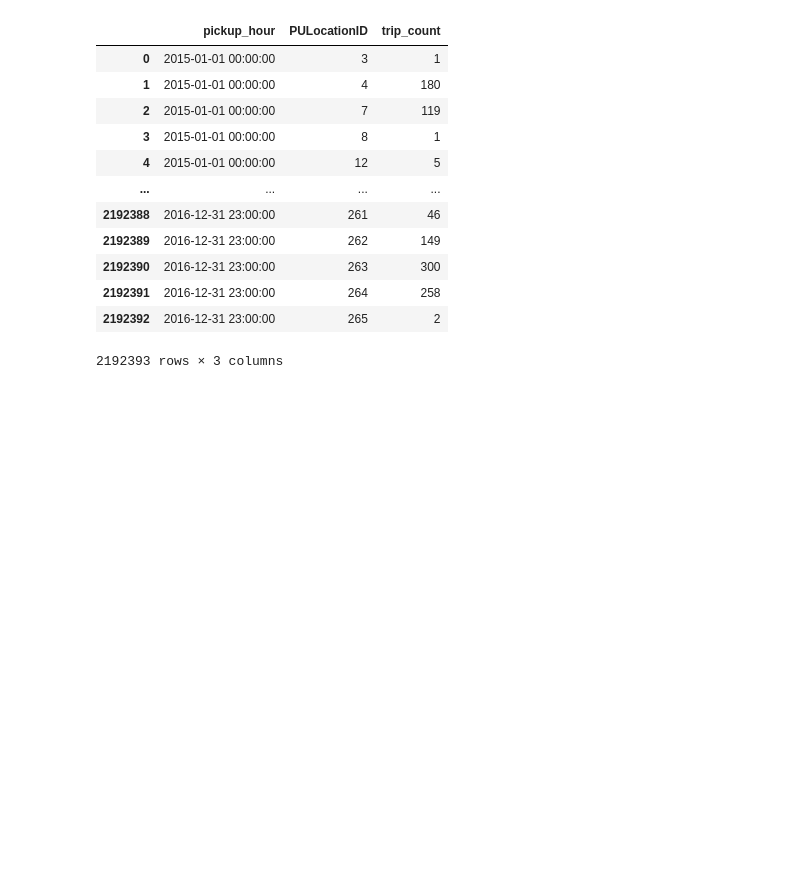
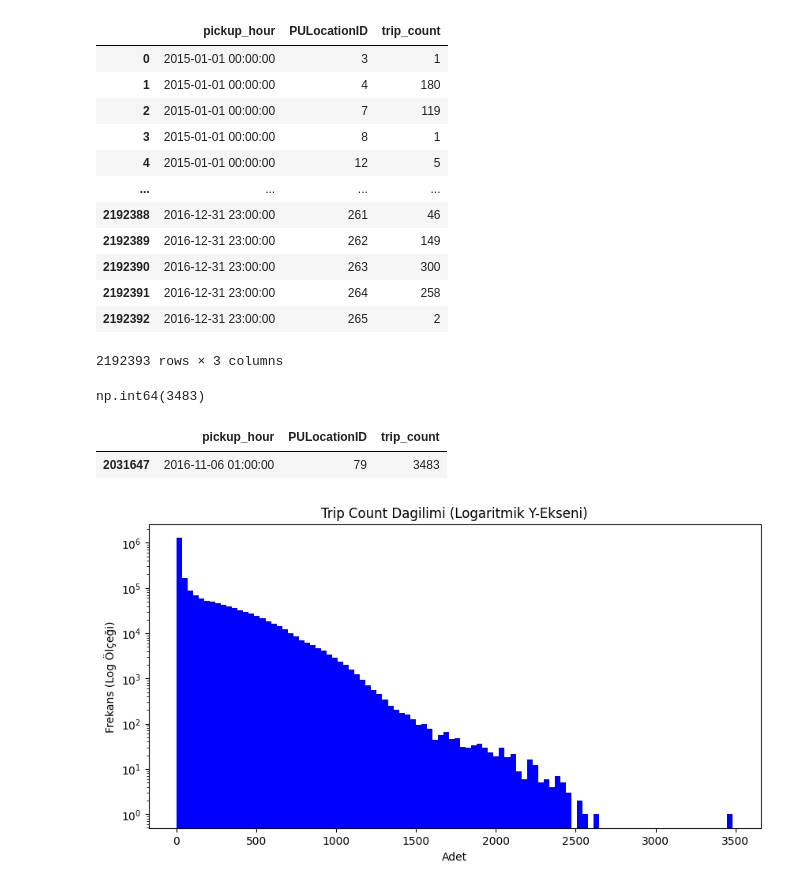
Before and after one commit to TahaSoylu44/NYC-Taxi-Data_Analysis, a Jupyter notebook: analyze_final_parquet.ipynb, the cells around one changed output. Drawn from its saved outputs; the diff is of its cells as text; code cells hidden in the pictures; blank space fills up the shorter version.

```diff
--- a/analyze_final_parquet.ipynb
+++ b/analyze_final_parquet.ipynb
@@ -20,3 +20,25 @@ df
 | 2192391 | 2016-12-31 23:00:00 | 264 | 258 |
 | 2192392 | 2016-12-31 23:00:00 | 265 | 2 |
 2192393 rows × 3 columns
+# %%
+df["trip_count"].max()
+# %% [output]
+np.int64(3483)
+# %%
+df[df["trip_count"] > 3400]
+# %% [output]
+|  | pickup_hour | PULocationID | trip_count |
+| 2031647 | 2016-11-06 01:00:00 | 79 | 3483 |
+# %%
+# Logaritmic histogram
+plt.figure(figsize=(10, 5))
+plt.hist(df['trip_count'], bins=100, color='blue')
+plt.yscale('log') # Y eksenini logaritmik yapar
+plt.title('Trip Count Dagilimi (Logaritmik Y-Ekseni)')
+plt.xlabel('Adet')
+plt.ylabel('Frekans (Log Ölçeği)')
+plt.show()
+
+#! Aşağıdaki grafik elimizdeki verinin dağılımını göstermektedir.
+# %% [output]
+[figure, added]
```
Also changed, not shown: parts of 87 cells of this notebook.
